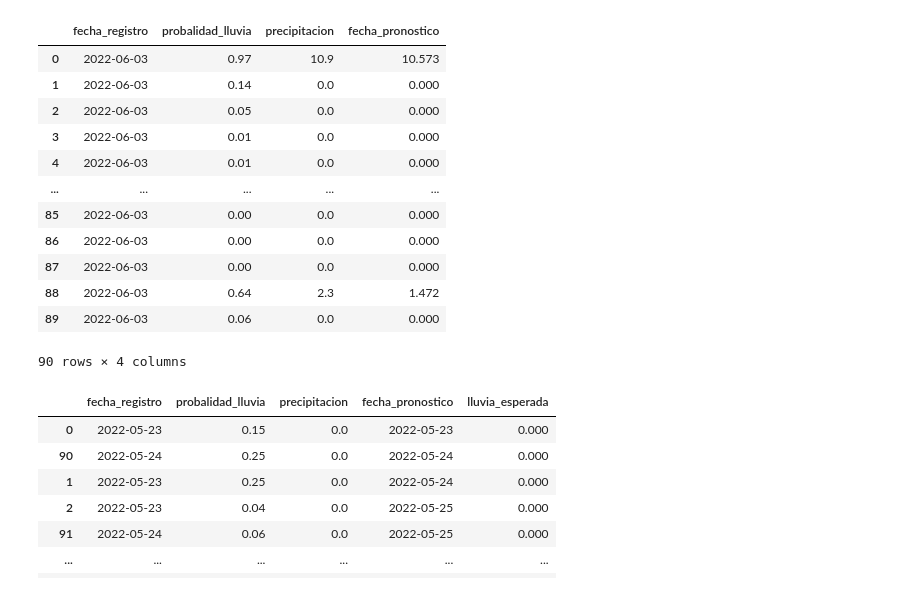
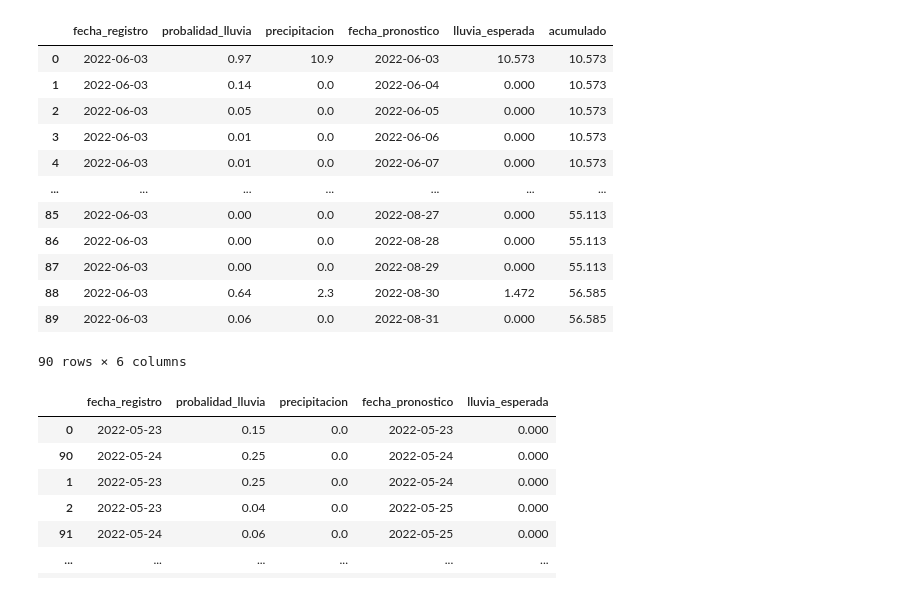
Before and after one commit to calvegh/lluvia, a Jupyter notebook: main.ipynb, the cells around one changed output. Cells and saved outputs as stored; diff of their text form; code cells hidden in the pictures.

```diff
--- a/main.ipynb
+++ b/main.ipynb
@@ -70,20 +94,21 @@ Name: lluvia_esperada, dtype: float64
 # %%
-lluvia_diaria_06_03['fecha_pronostico'] = lluvia_diaria_06_03['probalidad_lluvia']*lluvia_diaria_06_03['precipitacion']
+lluvia_diaria_06_03['lluvia_esperada'] = lluvia_diaria_06_03['probalidad_lluvia']*lluvia_diaria_06_03['precipitacion']
+lluvia_diaria_06_03['acumulado'] = lluvia_diaria_06_03['lluvia_esperada'].cumsum()
 lluvia_diaria_06_03
 # %% [output]
-|  | fecha_registro | probalidad_lluvia | precipitacion | fecha_pronostico |
-| 0 | 2022-06-03 | 0.97 | 10.9 | 10.573 |
-| 1 | 2022-06-03 | 0.14 | 0.0 | 0.000 |
-| 2 | 2022-06-03 | 0.05 | 0.0 | 0.000 |
-| 3 | 2022-06-03 | 0.01 | 0.0 | 0.000 |
-| 4 | 2022-06-03 | 0.01 | 0.0 | 0.000 |
-| ... | ... | ... | ... | ... |
-| 85 | 2022-06-03 | 0.00 | 0.0 | 0.000 |
-| 86 | 2022-06-03 | 0.00 | 0.0 | 0.000 |
-| 87 | 2022-06-03 | 0.00 | 0.0 | 0.000 |
-| 88 | 2022-06-03 | 0.64 | 2.3 | 1.472 |
-| 89 | 2022-06-03 | 0.06 | 0.0 | 0.000 |
+|  | fecha_registro | probalidad_lluvia | precipitacion | fecha_pronostico | lluvia_esperada | acumulado |
+| 0 | 2022-06-03 | 0.97 | 10.9 | 2022-06-03 | 10.573 | 10.573 |
+| 1 | 2022-06-03 | 0.14 | 0.0 | 2022-06-04 | 0.000 | 10.573 |
+| 2 | 2022-06-03 | 0.05 | 0.0 | 2022-06-05 | 0.000 | 10.573 |
+| 3 | 2022-06-03 | 0.01 | 0.0 | 2022-06-06 | 0.000 | 10.573 |
+| 4 | 2022-06-03 | 0.01 | 0.0 | 2022-06-07 | 0.000 | 10.573 |
+| ... | ... | ... | ... | ... | ... | ... |
+| 85 | 2022-06-03 | 0.00 | 0.0 | 2022-08-27 | 0.000 | 55.113 |
+| 86 | 2022-06-03 | 0.00 | 0.0 | 2022-08-28 | 0.000 | 55.113 |
+| 87 | 2022-06-03 | 0.00 | 0.0 | 2022-08-29 | 0.000 | 55.113 |
+| 88 | 2022-06-03 | 0.64 | 2.3 | 2022-08-30 | 1.472 | 56.585 |
+| 89 | 2022-06-03 | 0.06 | 0.0 | 2022-08-31 | 0.000 | 56.585 |
-90 rows × 4 columns
+90 rows × 6 columns
 # %%
 lluvia_esperada_total.sort_values('fecha_pronostico',ascending=True)
 # %% [output]
```
Also changed, not shown: parts of 9 cells of this notebook, 2 other files.
